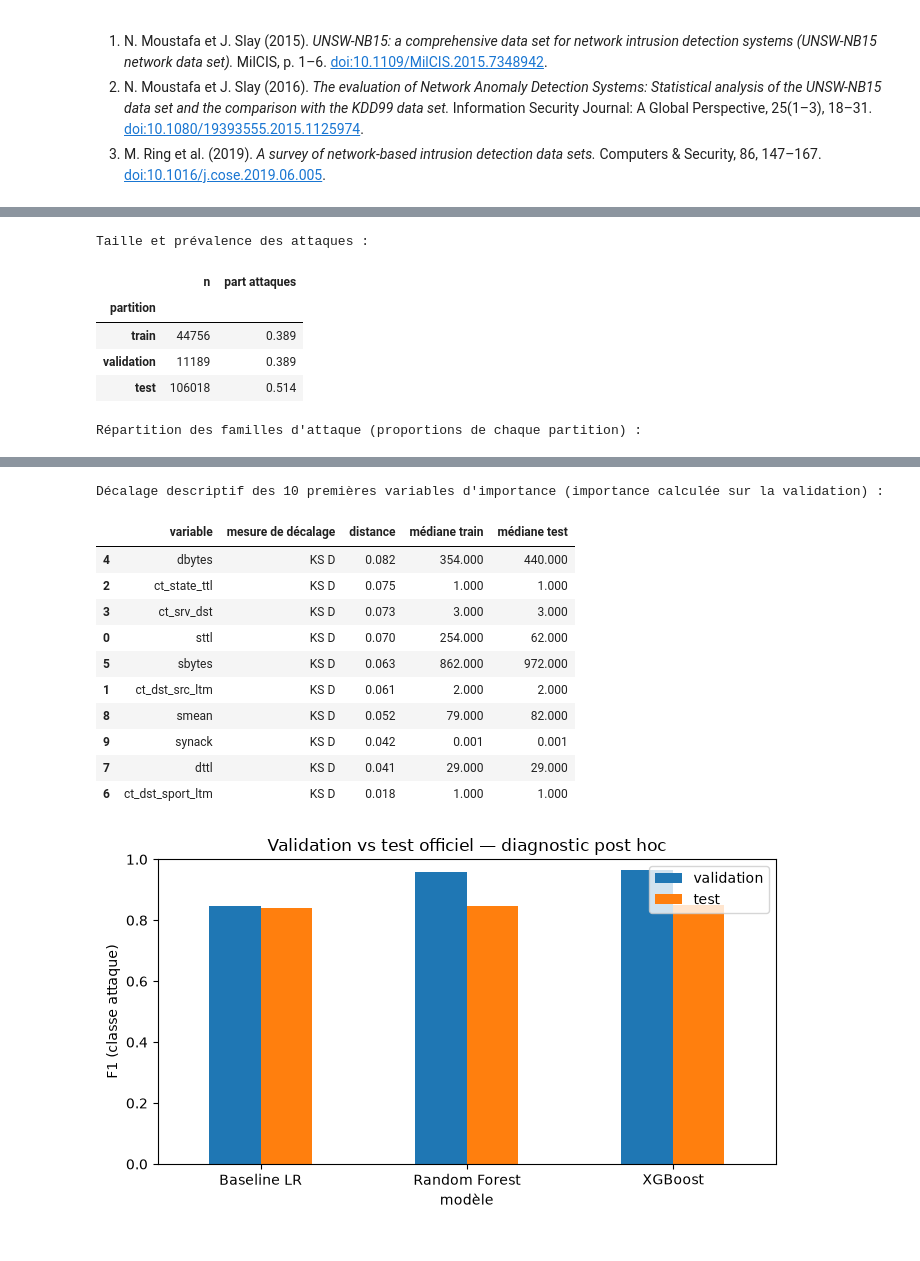
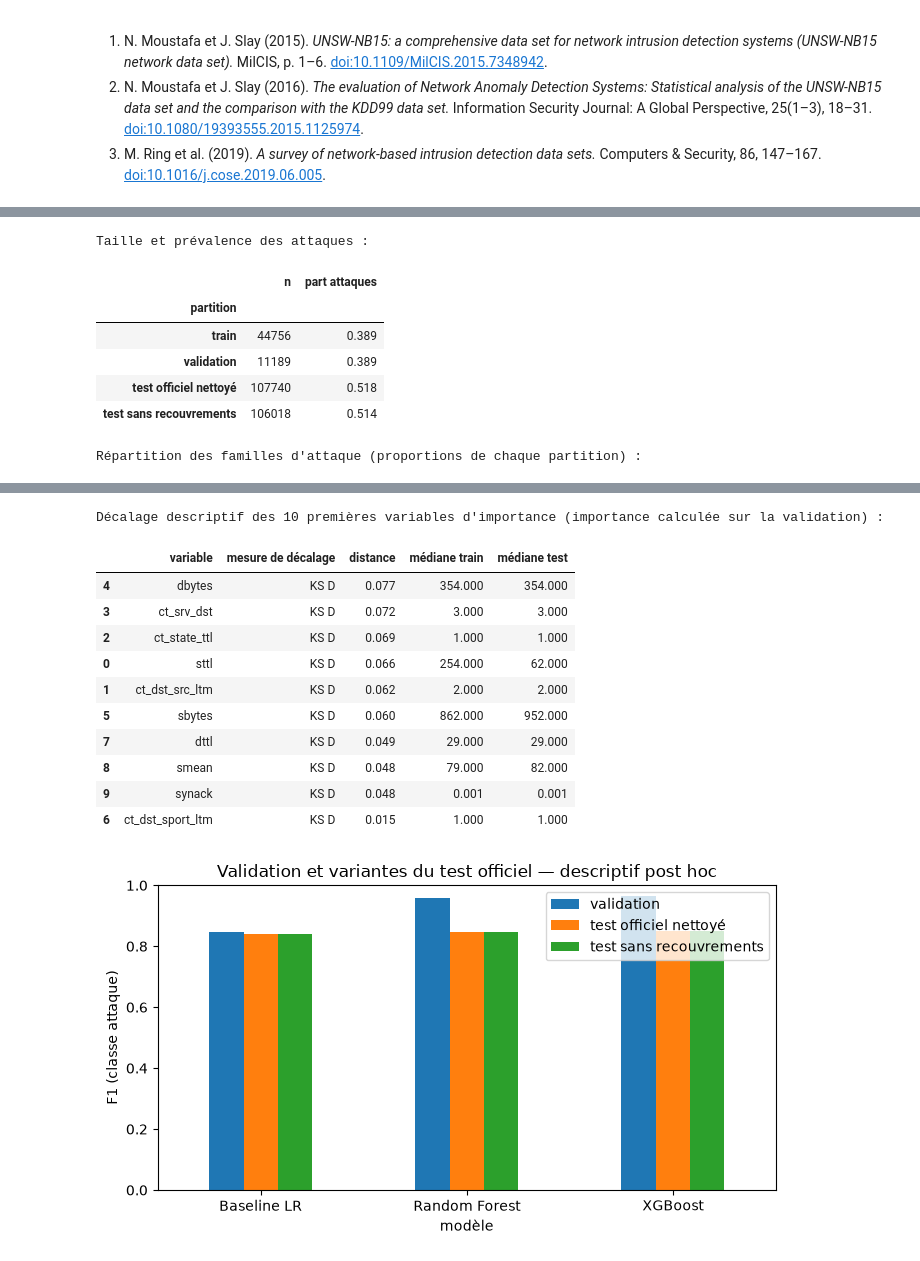
Before and after one commit to Ranim-jb/projet-ml-ids-, a Jupyter notebook: projet1_unsw_nb15_interpretabilite.ipynb, the cells around one changed output, grey strips where cells are left out. Saved outputs shown, nothing was run; the diff lists cells and outputs as text; code cells hidden in the pictures.

Commit message:
Fix cross-validation and SHAP evaluation
Co-authored-by: Copilot <223556219+Copilot@users.noreply.github.com>

```diff
--- a/projet1_unsw_nb15_interpretabilite.ipynb
+++ b/projet1_unsw_nb15_interpretabilite.ipynb
@@ -84,6 +85,7 @@ def clean(df):
     return df
 
 tr = clean(raw_tr); te = clean(raw_te)
+te_official = te.copy()  # partition officielle nettoyée, avant retrait des recouvrements train/test
 
 # doublons ENTRE train et test (fuite directe) : on les retire du test
 feat_cols = [c for c in tr.columns if c not in ("label", "attack_cat")]
@@ -111,6 +113,8 @@ X_all = tr.drop(columns=["label", "attack_cat"])
 X_train, X_val, y_train, y_val = train_test_split(
     X_all, y_all, test_size=0.2, stratify=y_all, random_state=SEED)
 X_test, y_test = te.drop(columns=["label", "attack_cat"]), te["label"]
+X_test_official = te_official.drop(columns=["label", "attack_cat"])
+y_test_official = te_official["label"]
 attack_cat_val = tr.loc[X_val.index, "attack_cat"].reset_index(drop=True)
 
 cat_cols = X_train.select_dtypes(include="object").columns.tolist()
@@ -430,8 +443,14 @@ Le modèle, le seuil (0,5) et toutes les analyses ont été fixés sans consulte
 # %%
-test_rows = [report("Baseline LR", y_test, baseline.predict_proba(X_test)[:, 1]),
-             report("Random Forest", y_test, rf.predict_proba(Xte_t)[:, 1]),
-             report("XGBoost", y_test, xgb.predict_proba(Xte_t)[:, 1])]
-test_tab = pd.DataFrame(test_rows).round(4)
+test_official_rows = [report("Baseline LR", y_test_official, baseline.predict_proba(X_test_official)[:, 1]),
+                      report("Random Forest", y_test_official, rf.predict_proba(Xte_official_t)[:, 1]),
+                      report("XGBoost", y_test_official, xgb.predict_proba(Xte_official_t)[:, 1])]
+test_dedup_rows = [report("Baseline LR", y_test, baseline.predict_proba(X_test)[:, 1]),
+                   report("Random Forest", y_test, rf.predict_proba(Xte_t)[:, 1]),
+                   report("XGBoost", y_test, xgb.predict_proba(Xte_t)[:, 1])]
+test_tab = pd.concat([
+    pd.DataFrame(test_official_rows).assign(partition="Test officiel nettoyé (avec recouvrements)"),
+    pd.DataFrame(test_dedup_rows).assign(partition="Test sans recouvrements train/test"),
+], ignore_index=True)[["partition", "modèle", "PR-AUC", "ROC-AUC", "F1 attaque"]].round(4)
 test_tab
 # %% [output]
 === Baseline LR ===
@@ -462,7 +484,8 @@ from scipy.stats import ks_2samp
 split_summary = pd.DataFrame([
     {"partition": "train", "n": len(y_train), "part attaques": y_train.mean()},
     {"partition": "validation", "n": len(y_val), "part attaques": y_val.mean()},
-    {"partition": "test", "n": len(y_test), "part attaques": y_test.mean()},
+    {"partition": "test officiel nettoyé", "n": len(y_test_official), "part attaques": y_test_official.mean()},
+    {"partition": "test sans recouvrements", "n": len(y_test), "part attaques": y_test.mean()},
 ]).set_index("partition")
 print("Taille et prévalence des attaques :")
 display(split_summary.round(3))
@@ -470,14 +493,15 @@ display(split_summary.round(3))
 family_rates = pd.concat({
     "train": tr.loc[X_train.index, "attack_cat"].value_counts(normalize=True),
     "validation": tr.loc[X_val.index, "attack_cat"].value_counts(normalize=True),
-    "test": te["attack_cat"].value_counts(normalize=True),
+    "test officiel nettoyé": te_official["attack_cat"].value_counts(normalize=True),
+    "test sans recouvrements": te["attack_cat"].value_counts(normalize=True),
 }, axis=1).fillna(0)
 print("Répartition des familles d'attaque (proportions de chaque partition) :")
 display(family_rates.round(3))
 
 drift_rows = []
 for feature in imp_tab.head(10).index:
-    train_values, test_values = X_train[feature], X_test[feature]
+    train_values, test_values = X_train[feature], X_test_official[feature]
     if feature in num_cols:
         drift_rows.append({
             "variable": feature,
@@ -503,14 +527,14 @@ drift_table = pd.DataFrame(drift_rows).sort_values("distance", ascending=False)
 print("Décalage descriptif des 10 premières variables d'importance (importance calculée sur la validation) :")
 display(drift_table.round(3))
 
-f1_comparison = pd.DataFrame({
-    "validation": val_tab.set_index("modèle")["F1 attaque"],
-    "test": test_tab.set_index("modèle")["F1 attaque"],
-})
+f1_comparison = pd.DataFrame({"validation": val_tab.set_index("modèle")["F1 attaque"]})
+for partition, rows in [("test officiel nettoyé", test_official_rows),
+                        ("test sans recouvrements", test_dedup_rows)]:
+    f1_comparison[partition] = pd.DataFrame(rows).set_index("modèle")["F1 attaque"]
 Path("figures").mkdir(exist_ok=True)
 ax = f1_comparison.plot.bar(figsize=(7, 4), ylim=(0, 1), rot=0)
 ax.set_ylabel("F1 (classe attaque)")
-ax.set_title("Validation vs test officiel — diagnostic post hoc")
+ax.set_title("Validation et variantes du test officiel — descriptif post hoc")
 plt.tight_layout()
 plt.savefig("figures/f1_validation_vs_test.png", dpi=160, bbox_inches="tight")
 plt.show()
@@ -520,5 +544,6 @@ Taille et prévalence des attaques :
 | partition |  |  |
 | train | 44756 | 0.389 |
 | validation | 11189 | 0.389 |
-| test | 106018 | 0.514 |
+| test officiel nettoyé | 107740 | 0.518 |
+| test sans recouvrements | 106018 | 0.514 |
 Répartition des familles d'attaque (proportions de chaque partition) :
@@ -537,13 +562,13 @@ Répartition des familles d'attaque (proportions de chaque partition) :
 Décalage descriptif des 10 premières variables d'importance (importance calculée sur la validation) :
 |  | variable | mesure de décalage | distance | médiane train | médiane test |
-| 4 | dbytes | KS D | 0.082 | 354.000 | 440.000 |
-| 2 | ct_state_ttl | KS D | 0.075 | 1.000 | 1.000 |
-| 3 | ct_srv_dst | KS D | 0.073 | 3.000 | 3.000 |
-| 0 | sttl | KS D | 0.070 | 254.000 | 62.000 |
-| 5 | sbytes | KS D | 0.063 | 862.000 | 972.000 |
-| 1 | ct_dst_src_ltm | KS D | 0.061 | 2.000 | 2.000 |
-| 8 | smean | KS D | 0.052 | 79.000 | 82.000 |
-| 9 | synack | KS D | 0.042 | 0.001 | 0.001 |
-| 7 | dttl | KS D | 0.041 | 29.000 | 29.000 |
-| 6 | ct_dst_sport_ltm | KS D | 0.018 | 1.000 | 1.000 |
+| 4 | dbytes | KS D | 0.077 | 354.000 | 354.000 |
+| 3 | ct_srv_dst | KS D | 0.072 | 3.000 | 3.000 |
+| 2 | ct_state_ttl | KS D | 0.069 | 1.000 | 1.000 |
+| 0 | sttl | KS D | 0.066 | 254.000 | 62.000 |
+| 1 | ct_dst_src_ltm | KS D | 0.062 | 2.000 | 2.000 |
+| 5 | sbytes | KS D | 0.060 | 862.000 | 952.000 |
+| 7 | dttl | KS D | 0.049 | 29.000 | 29.000 |
+| 8 | smean | KS D | 0.048 | 79.000 | 82.000 |
+| 9 | synack | KS D | 0.048 | 0.001 | 0.001 |
+| 6 | ct_dst_sport_ltm | KS D | 0.015 | 1.000 | 1.000 |
-[figure, old version]
+[figure, new version]
```
Also changed, not shown: parts of 9 cells of this notebook, 2 other files.
